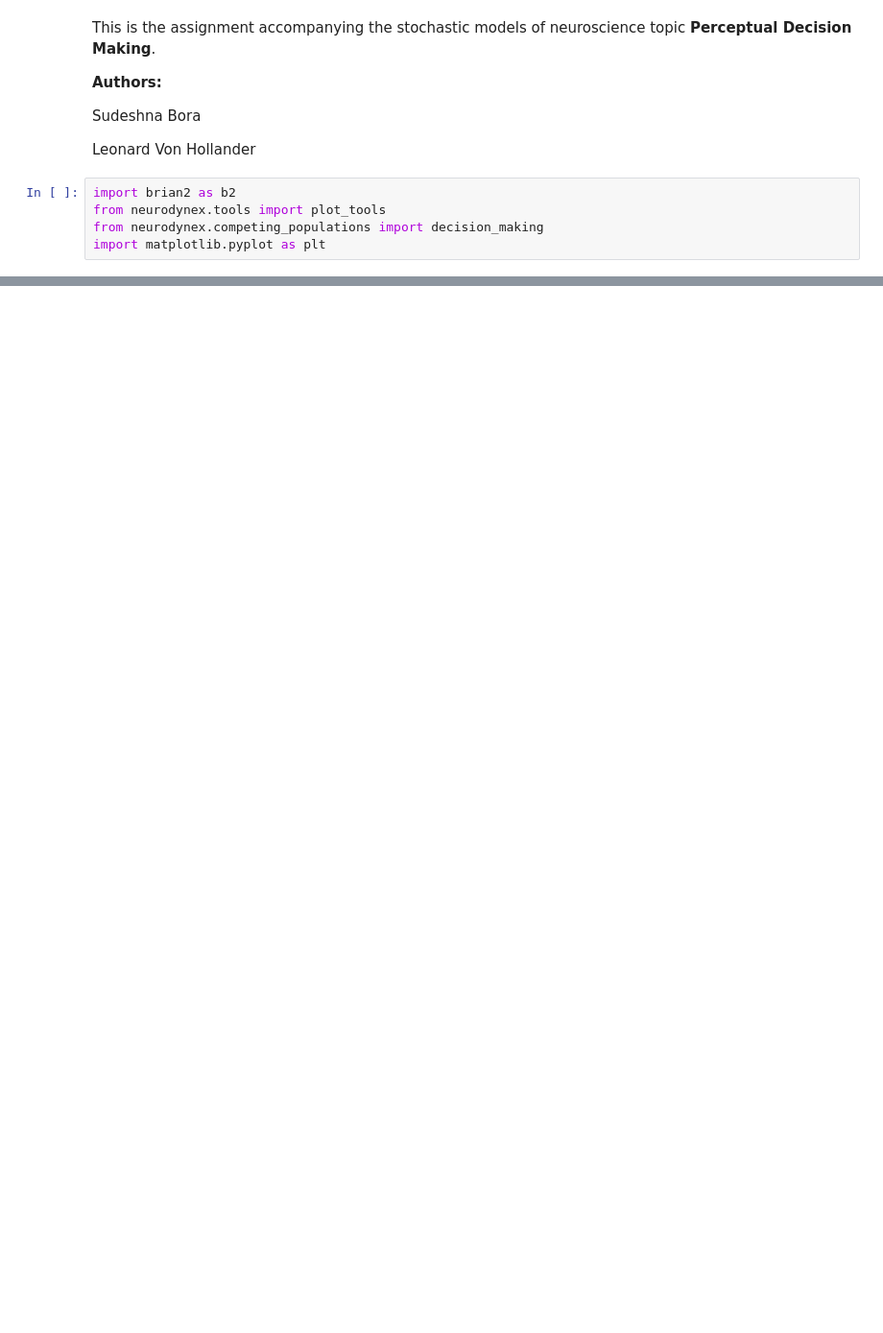
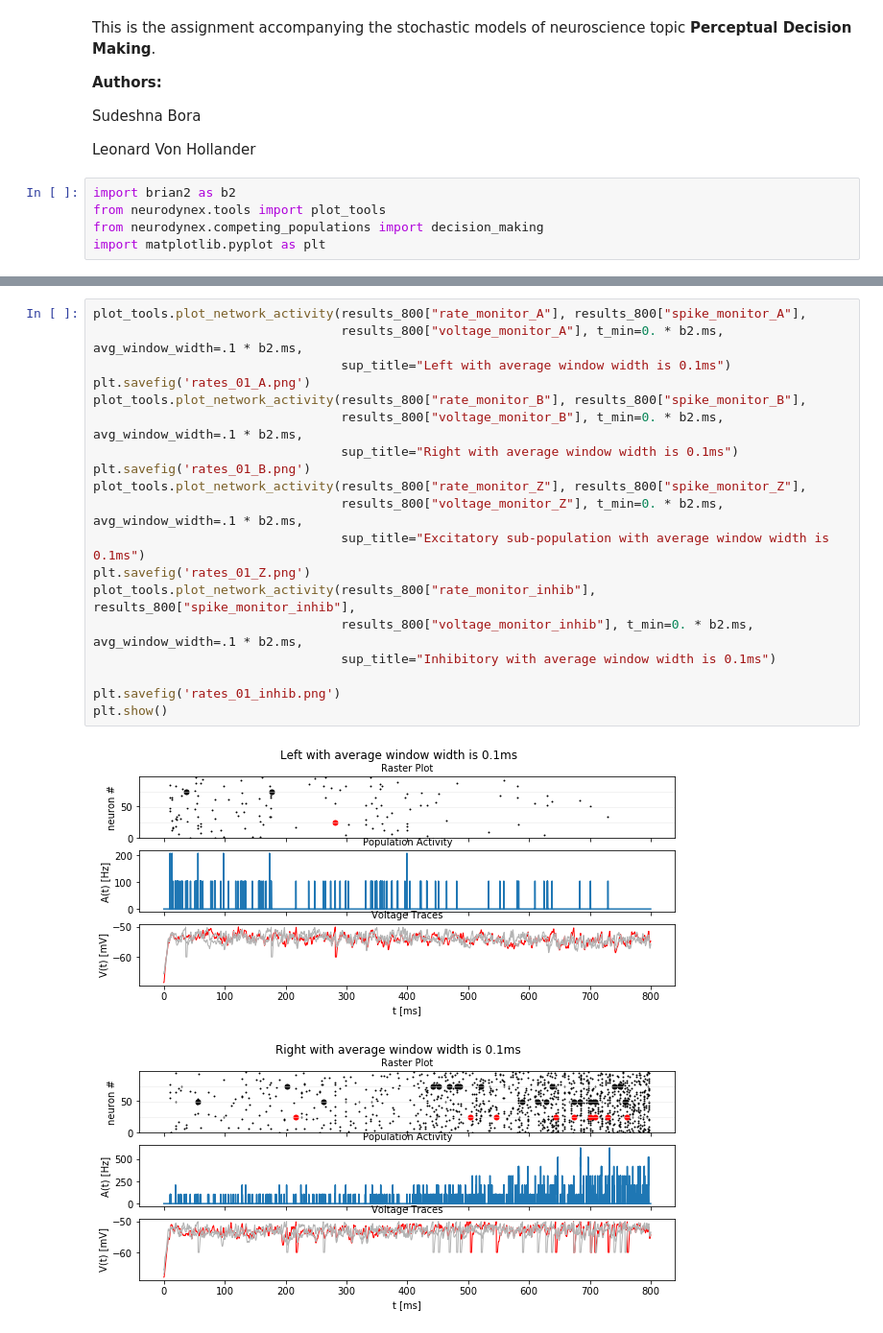
Before and after one commit to SudeshnaBora/Time-Integration-in-Perceptual-Decision-Making, a Jupyter notebook: code/Assignment_Leonard_Sudeshna.ipynb, the cells around one changed output, grey strips where cells are left out. Shown at 96% size. Cells and saved outputs as stored; diff of their text form; blank space fills up the shorter version.

```diff
--- a/code/Assignment_Leonard_Sudeshna.ipynb
+++ b/code/Assignment_Leonard_Sudeshna.ipynb
@@ -25,0 +83,22 @@ sim end: Wed Jun 24 20:20:41 2020
+# %%
+plot_tools.plot_network_activity(results_800["rate_monitor_A"], results_800["spike_monitor_A"],
+                                 results_800["voltage_monitor_A"], t_min=0. * b2.ms, avg_window_width=.1 * b2.ms,
+                                 sup_title="Left with average window width is 0.1ms")
+plt.savefig('rates_01_A.png')
+plot_tools.plot_network_activity(results_800["rate_monitor_B"], results_800["spike_monitor_B"],
+                                 results_800["voltage_monitor_B"], t_min=0. * b2.ms, avg_window_width=.1 * b2.ms,
+                                 sup_title="Right with average window width is 0.1ms")
+plt.savefig('rates_01_B.png')
+plot_tools.plot_network_activity(results_800["rate_monitor_Z"], results_800["spike_monitor_Z"],
+                                 results_800["voltage_monitor_Z"], t_min=0. * b2.ms, avg_window_width=.1 * b2.ms,
+                                 sup_title="Excitatory sub-population with average window width is 0.1ms")
+plt.savefig('rates_01_Z.png')
+plot_tools.plot_network_activity(results_800["rate_monitor_inhib"], results_800["spike_monitor_inhib"],
+                                 results_800["voltage_monitor_inhib"], t_min=0. * b2.ms, avg_window_width=.1 * b2.ms,
+                                 sup_title="Inhibitory with average window width is 0.1ms")
+
+plt.savefig('rates_01_inhib.png')
+plt.show()
+# %% [output]
+[figure, added]
+[figure, added]
```
Also changed, not shown: parts of 14 cells of this notebook, 27 other files.
